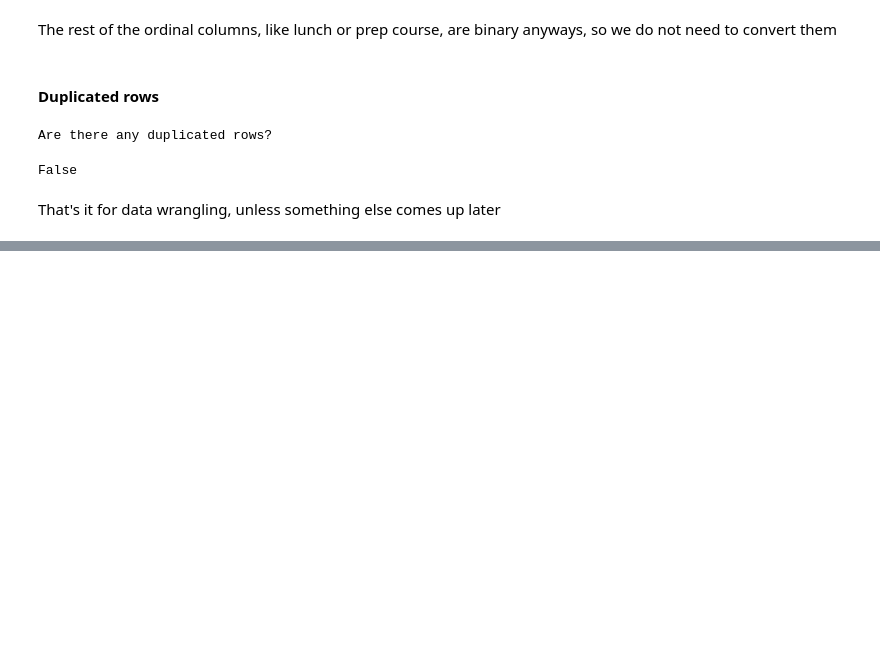
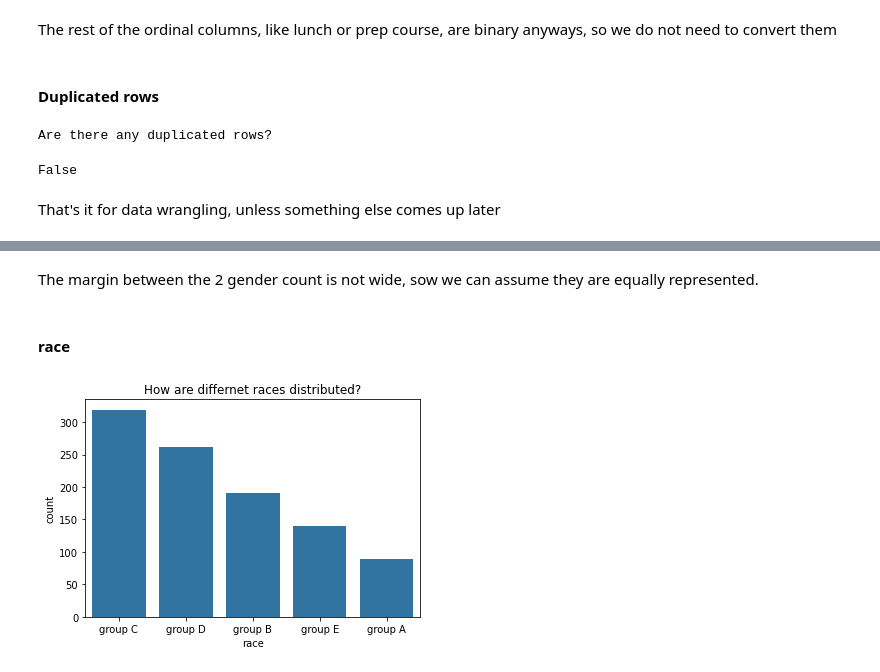
Before and after one commit to Hazem0h/project-3-Data-Viz, a Jupyter notebook: Part 1.ipynb, the cells around one changed output, grey strips where cells are left out. Drawn from its saved outputs; the diff is of its cells as text; code cells hidden in the pictures; blank space fills up the shorter version.

```diff
--- a/Part 1.ipynb
+++ b/Part 1.ipynb
@@ -114,0 +127,14 @@ That's it for data wrangling, unless something else comes up later
+# %% [markdown]
+The margin between the 2 gender count is not wide, sow we can assume they are equally represented.
+# %% [markdown]
+#### race
+# %%
+# value_counts() for sorted bars (polished visual)
+race_counts = df_mod.race.value_counts()
+# unify the color
+base_color = sb.color_palette()[0]
+# plot
+sb.countplot(data = df_mod, x = "race", color = base_color, order=race_counts.index);
+plt.title("How are differnet races distributed?");
+# %% [output]
+[figure, added]
```
Also changed, not shown: parts of 24 cells of this notebook.
